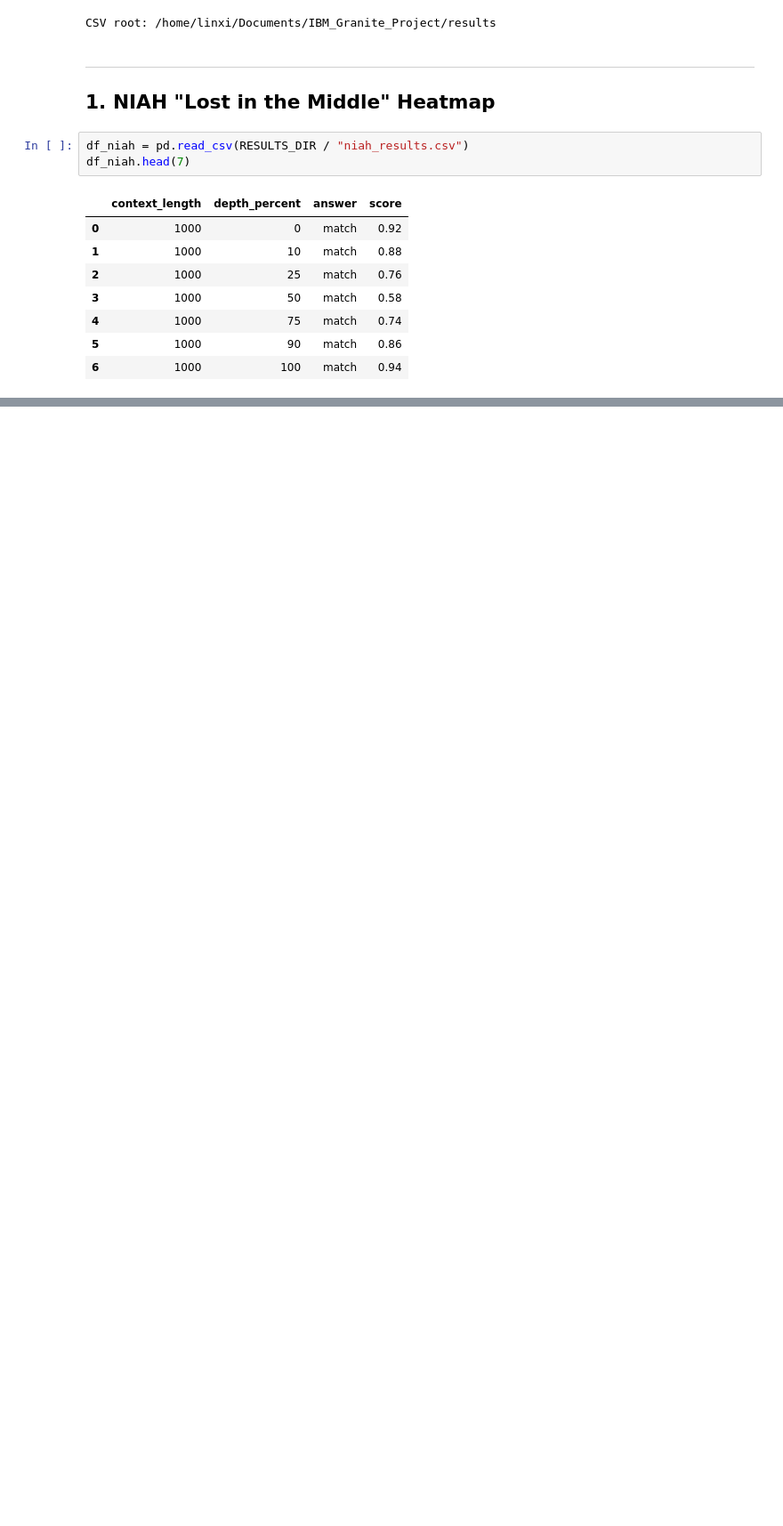
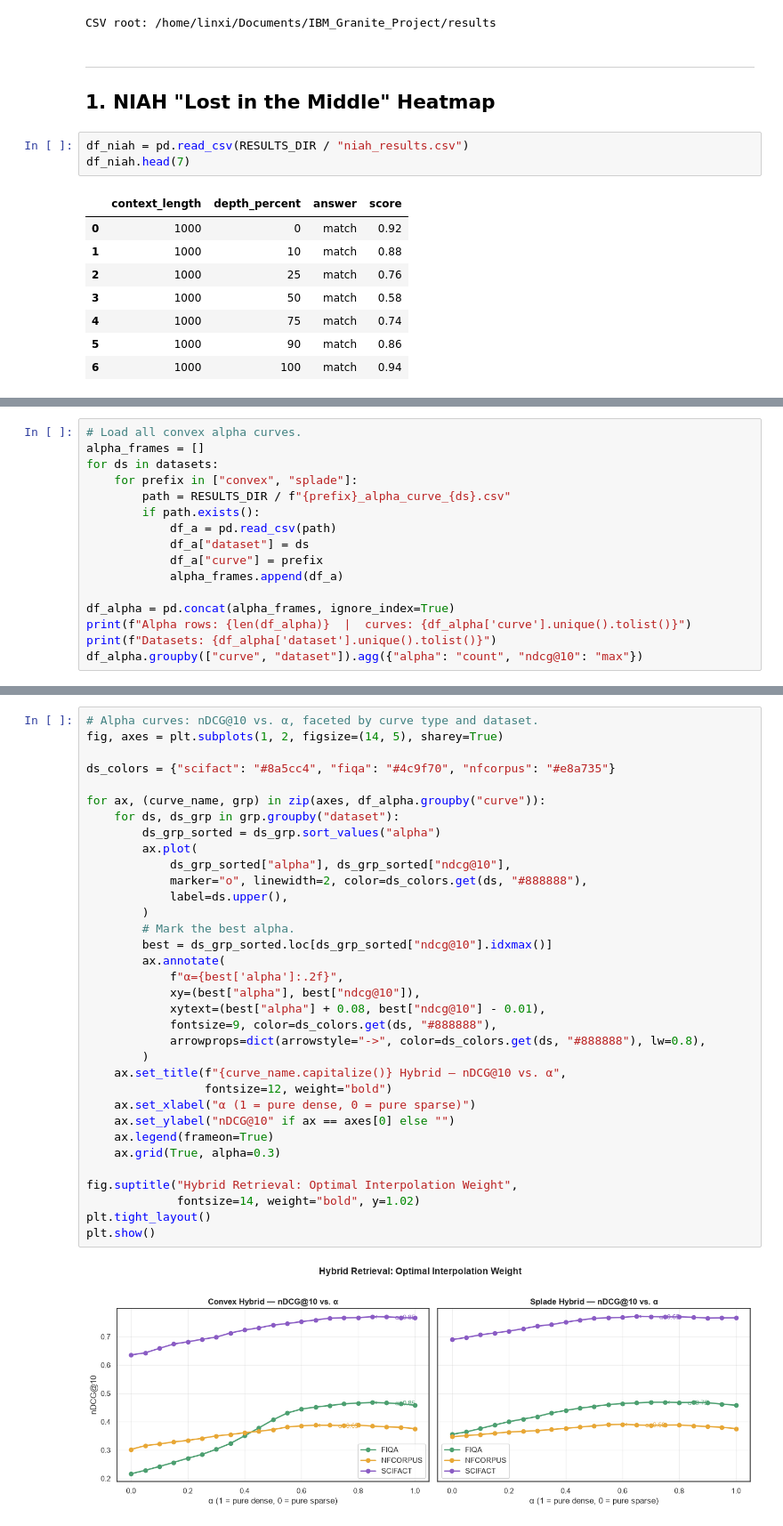
Before and after one commit to M1yanoShiho/IBM_Granite_Project, a Jupyter notebook: notebooks/01_visualize_heatmap.ipynb, the cells around one changed output, grey strips where cells are left out. Shown at 89% size. Cells and saved outputs as stored; diff of their text form; blank space fills up the shorter version.

```diff
--- a/notebooks/01_visualize_heatmap.ipynb
+++ b/notebooks/01_visualize_heatmap.ipynb
@@ -244,0 +216,16 @@ pd.DataFrame(rows).set_index("metric")
+# %%
+# Load all convex alpha curves.
+alpha_frames = []
+for ds in datasets:
+    for prefix in ["convex", "splade"]:
+        path = RESULTS_DIR / f"{prefix}_alpha_curve_{ds}.csv"
+        if path.exists():
+            df_a = pd.read_csv(path)
+            df_a["dataset"] = ds
+            df_a["curve"] = prefix
+            alpha_frames.append(df_a)
+
+df_alpha = pd.concat(alpha_frames, ignore_index=True)
+print(f"Alpha rows: {len(df_alpha)}  |  curves: {df_alpha['curve'].unique().tolist()}")
+print(f"Datasets: {df_alpha['dataset'].unique().tolist()}")
+df_alpha.groupby(["curve", "dataset"]).agg({"alpha": "count", "ndcg@10": "max"})
@@ -244,0 +243,36 @@ pd.DataFrame(rows).set_index("metric")
+# %%
+# Alpha curves: nDCG@10 vs. α, faceted by curve type and dataset.
+fig, axes = plt.subplots(1, 2, figsize=(14, 5), sharey=True)
+
+ds_colors = {"scifact": "#8a5cc4", "fiqa": "#4c9f70", "nfcorpus": "#e8a735"}
+
+for ax, (curve_name, grp) in zip(axes, df_alpha.groupby("curve")):
+    for ds, ds_grp in grp.groupby("dataset"):
+        ds_grp_sorted = ds_grp.sort_values("alpha")
+        ax.plot(
+            ds_grp_sorted["alpha"], ds_grp_sorted["ndcg@10"],
+            marker="o", linewidth=2, color=ds_colors.get(ds, "#888888"),
+            label=ds.upper(),
+        )
+        # Mark the best alpha.
+        best = ds_grp_sorted.loc[ds_grp_sorted["ndcg@10"].idxmax()]
+        ax.annotate(
+            f"α={best['alpha']:.2f}",
+            xy=(best["alpha"], best["ndcg@10"]),
+            xytext=(best["alpha"] + 0.08, best["ndcg@10"] - 0.01),
+            fontsize=9, color=ds_colors.get(ds, "#888888"),
+            arrowprops=dict(arrowstyle="->", color=ds_colors.get(ds, "#888888"), lw=0.8),
+        )
+    ax.set_title(f"{curve_name.capitalize()} Hybrid — nDCG@10 vs. α",
+                 fontsize=12, weight="bold")
+    ax.set_xlabel("α (1 = pure dense, 0 = pure sparse)")
+    ax.set_ylabel("nDCG@10" if ax == axes[0] else "")
+    ax.legend(frameon=True)
+    ax.grid(True, alpha=0.3)
+
+fig.suptitle("Hybrid Retrieval: Optimal Interpolation Weight",
+             fontsize=14, weight="bold", y=1.02)
+plt.tight_layout()
+plt.show()
+# %% [output]
+[figure, added]
```
Also changed, not shown: parts of 15 cells of this notebook, 2 other files.
